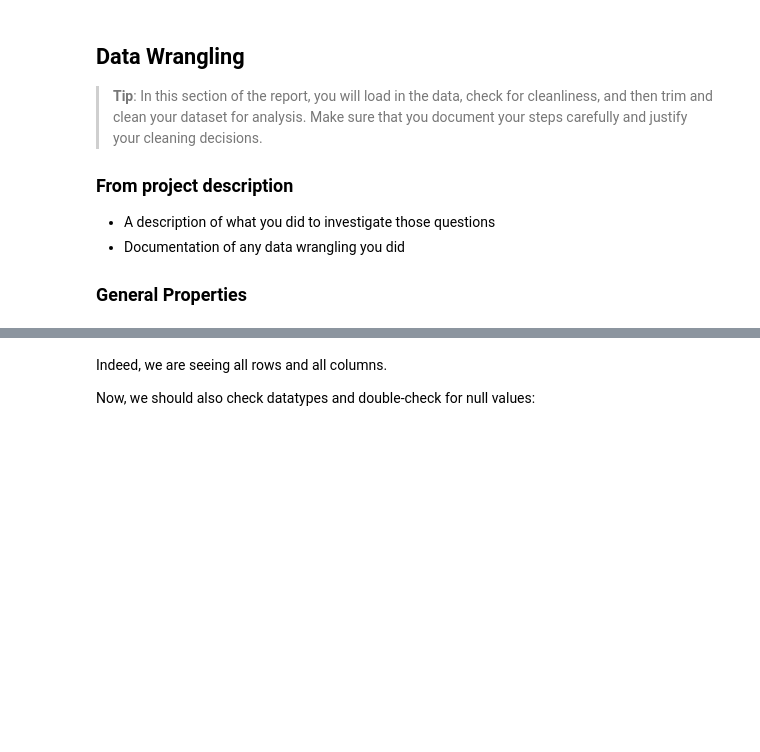
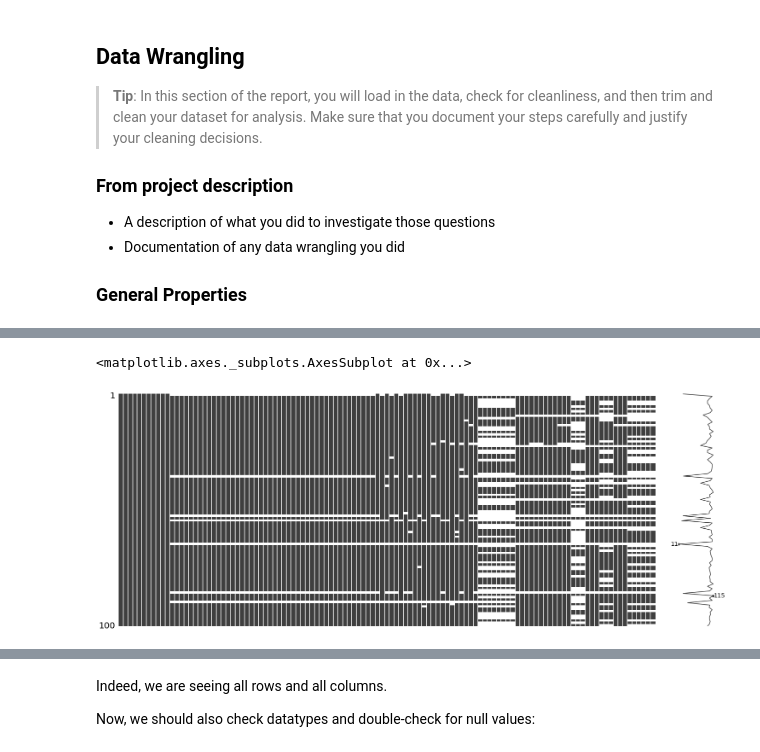
Before and after one commit to ipaulson/soccer-db, a Jupyter notebook: eu-soccer-db.ipynb, the cells around one changed output, grey strips where cells are left out. Cells and saved outputs as stored; diff of their text form; code cells hidden in the pictures; blank space fills up the shorter version.

```diff
--- a/eu-soccer-db.ipynb
+++ b/eu-soccer-db.ipynb
@@ -55,0 +110,4 @@ db = sqlite3.connect('database.sqlite')
+# %%
+matches = pd.read_sql("""SELECT *
+                       FROM match;""", db)
+matches.head()
@@ -55,0 +122,6 @@ db = sqlite3.connect('database.sqlite')
+# %%
+# visual missing values in the matches table
+msno.matrix(matches.sample(100))
+# %% [output]
+<matplotlib.axes._subplots.AxesSubplot at 0x...>
+[figure, added]
```
Also changed, not shown: parts of 19 cells of this notebook.
